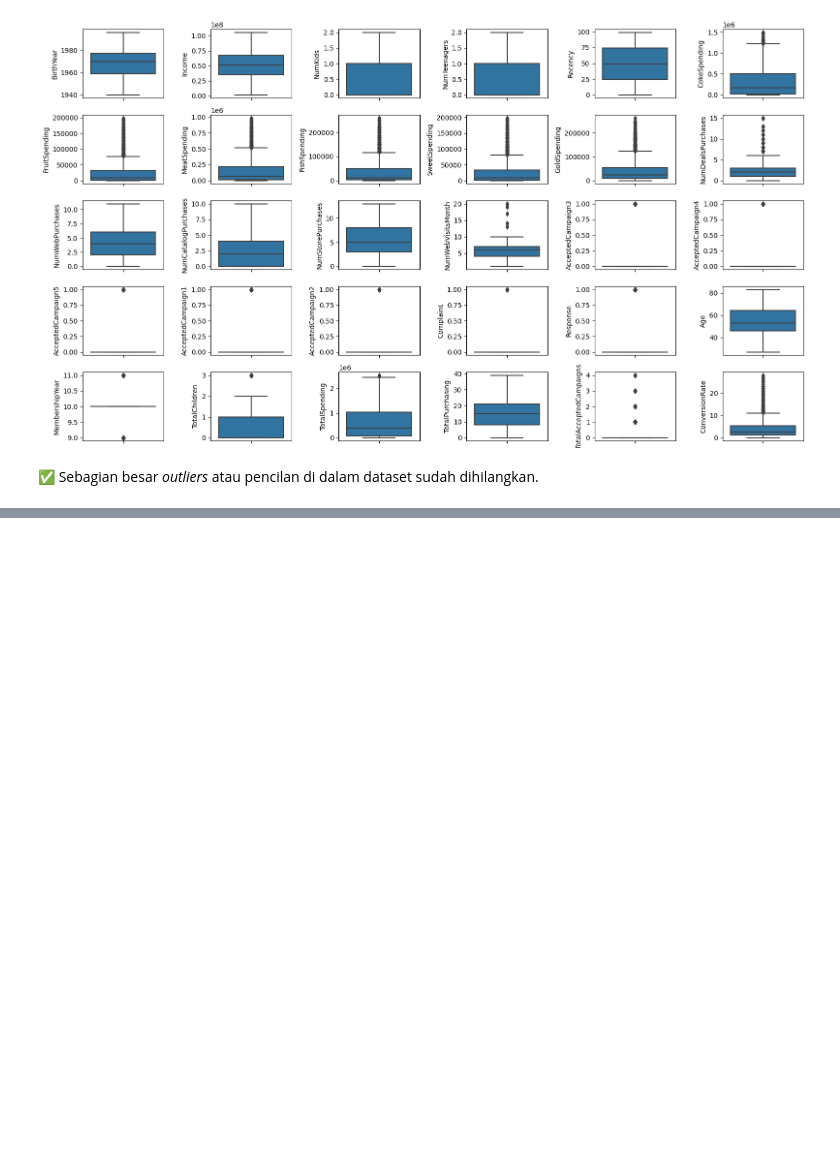
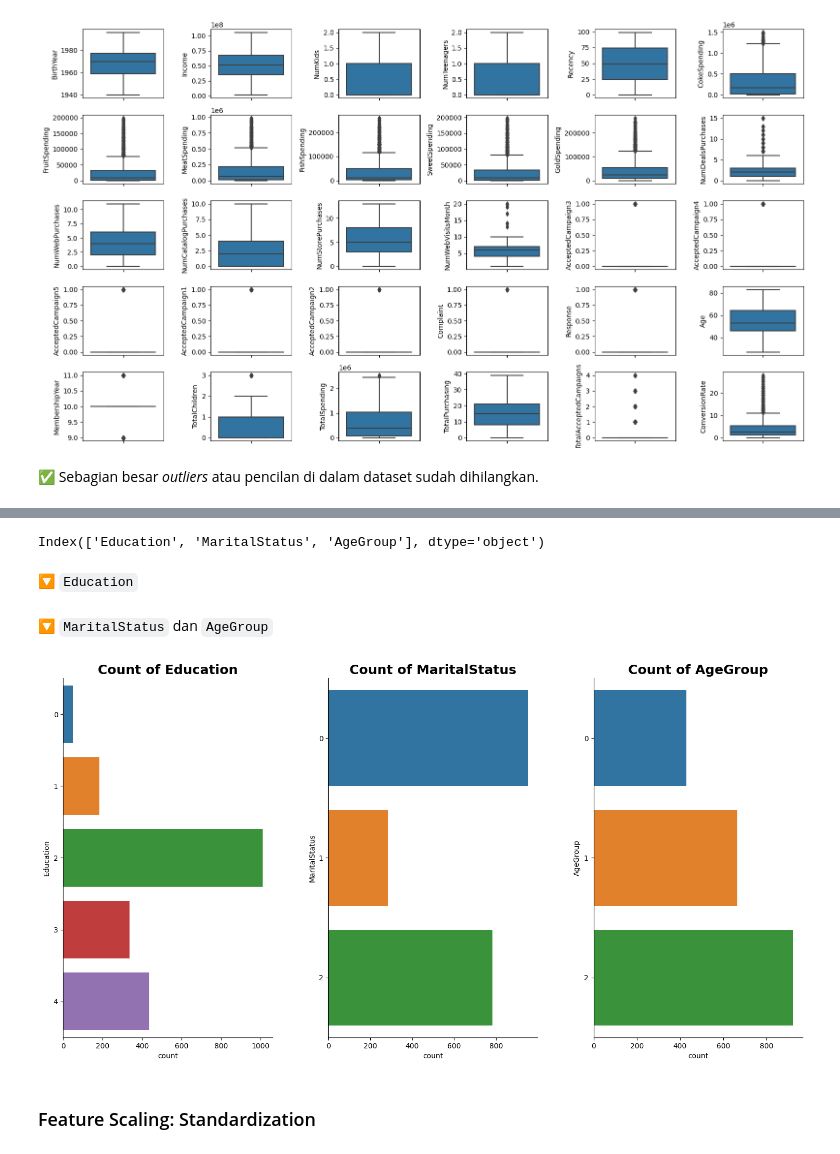
Before and after one commit to sabirinID/Predicting-Customer-Personality, a Jupyter notebook: Notebooks/marketing_campaign.ipynb, the cells around one changed output, grey strips where cells are left out. Drawn from its saved outputs; the diff is of its cells as text; code cells hidden in the pictures; blank space fills up the shorter version.

Commit message:
Feature encoding and scaling

```diff
--- a/Notebooks/marketing_campaign.ipynb
+++ b/Notebooks/marketing_campaign.ipynb
@@ -840,0 +843,39 @@ for i in range(0, len(num_cols)):
+# %%
+cat_cols = df.select_dtypes(include=['object']).columns
+cat_cols
+# %% [output]
+Index(['Education', 'MaritalStatus', 'AgeGroup'], dtype='object')
+# %% [markdown]
+🔽 `Education`
+# %%
+from sklearn.preprocessing import OrdinalEncoder
+
+level = ['SMA', 'D3', 'S1', 'S2', 'S3']
+label = [0, 1, 2, 3, 4]
+
+order = OrdinalEncoder(categories=[level], dtype=int)
+
+df['Education'] = order.fit_transform(df[['Education']])
+# %% [markdown]
+🔽 `MaritalStatus` dan `AgeGroup`
+# %%
+from sklearn.preprocessing import LabelEncoder
+
+encoder = LabelEncoder()
+
+df['MaritalStatus'] = encoder.fit_transform(df['MaritalStatus'])
+df['AgeGroup'] = encoder.fit_transform(df['AgeGroup'])
+# %%
+plt.figure(figsize=(16, 9))
+for i in range(0, len(cat_cols)):
+    plt.subplot(1, 3, i+1)
+    ax = sns.countplot(y=df[cat_cols[i]], palette='tab10')
+    plt.title(f'Count of {cat_cols[i]}', fontsize=18, weight='bold')
+    sns.despine()
+    plt.tight_layout(pad=5)
+
+plt.show()
+# %% [output]
+[figure, added]
+# %% [markdown]
+### Feature Scaling: Standardization
```
Also changed, not shown: parts of 5 cells of this notebook.
